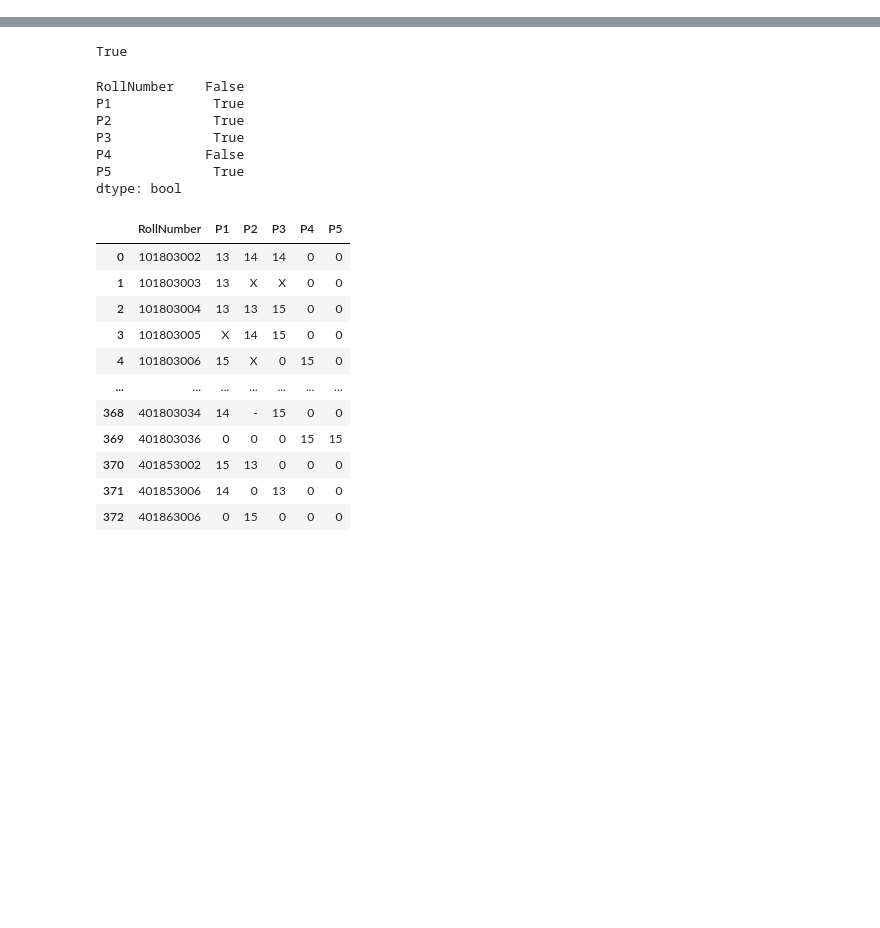
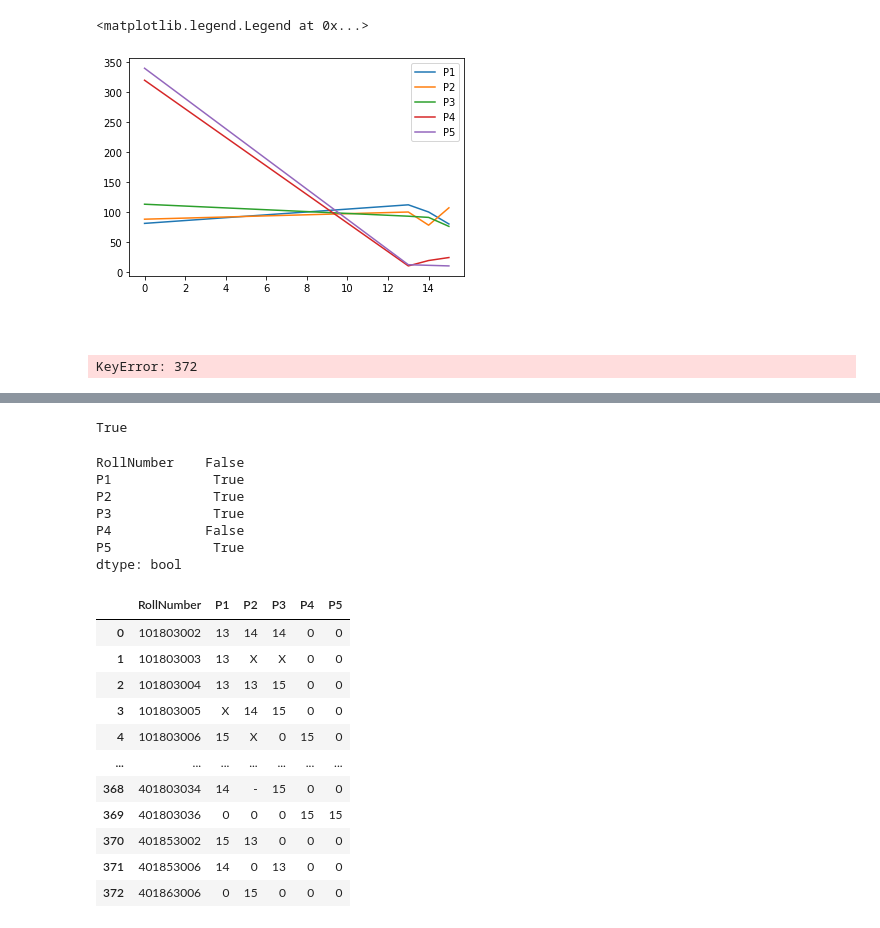
Before and after one commit to Prince-hash-lab/sem6, a Jupyter notebook: 4.0 PAUS/assignment_1_for_submission/Prince.ipynb, the cells around one changed output, grey strips where cells are left out. Saved outputs shown, nothing was run; the diff lists cells and outputs as text; code cells hidden in the pictures; blank space fills up the shorter version.

```diff
--- a/4.0 PAUS/assignment_1_for_submission/Prince.ipynb
+++ b/4.0 PAUS/assignment_1_for_submission/Prince.ipynb
@@ -44,0 +89,14 @@ FileNotFoundError: [Errno 2] No such file or directory: '-f'
+# %%
+fig , ax = plt.subplots()
+for i in odf.columns[1:]:
+    odf[i].value_counts().sort_index().plot(ax=ax,kind='line')
+plt.legend()
+# %% [output]
+<matplotlib.legend.Legend at 0x...>
+[figure, added]
+# %% [markdown]
+###
+# %%
+df[i].value_counts().sort_index(ascending=True).plot(ax=ax)
+# %% [output]
+KeyError: 372
```
Also changed, not shown: parts of 11 cells of this notebook, 10 other files.
